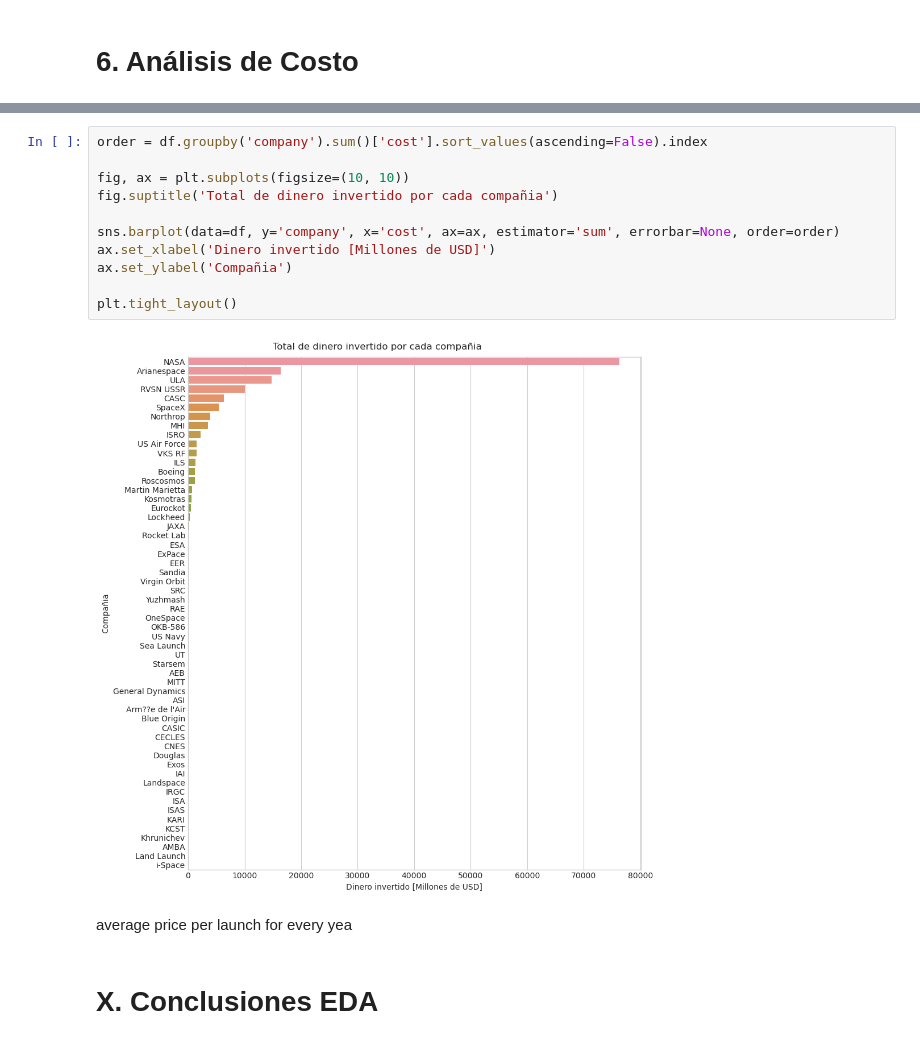
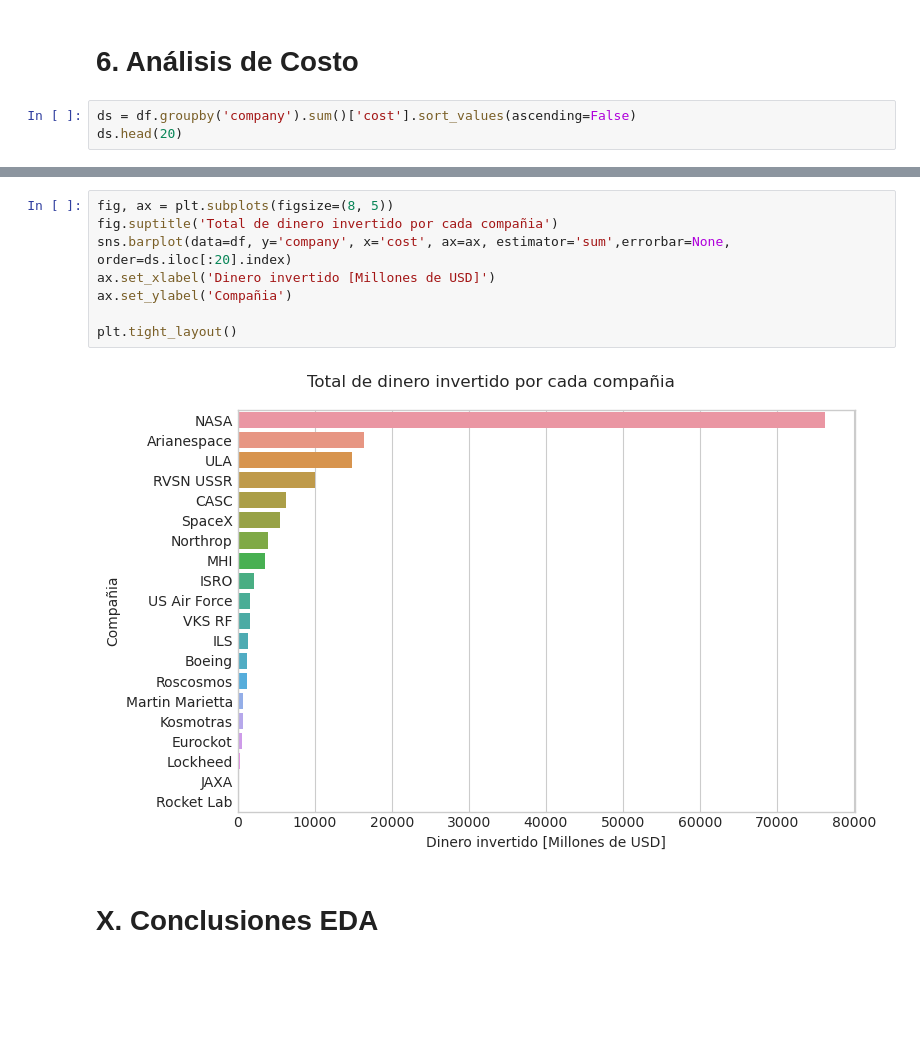
Before and after one commit to JoePortilla/SpaceMissions-EDA, a Jupyter notebook: SpaceMissions-EDA.ipynb, the cells around one changed output, grey strips where cells are left out. Drawn from its saved outputs; the diff is of its cells as text; blank space fills up the shorter version.

```diff
--- a/SpaceMissions-EDA.ipynb
+++ b/SpaceMissions-EDA.ipynb
@@ -366,3 +436,6 @@ Space Company with the most successful missions
 Space Company with the most failed missions
 # %% [markdown]
 # 6. Análisis de Costo
+# %%
+ds = df.groupby('company').sum()['cost'].sort_values(ascending=False)
+ds.head(20)
@@ -369,18 +460,13 @@ Space Company with the most failed missions
 # %%
-order = df.groupby('company').sum()['cost'].sort_values(ascending=False).index
-
-fig, ax = plt.subplots(figsize=(10, 10))
+fig, ax = plt.subplots(figsize=(8, 5))
 fig.suptitle('Total de dinero invertido por cada compañia')
-
-sns.barplot(data=df, y='company', x='cost', ax=ax, estimator='sum', errorbar=None, order=order)
+sns.barplot(data=df, y='company', x='cost', ax=ax, estimator='sum',errorbar=None, order=ds.iloc[:20].index)
 ax.set_xlabel('Dinero invertido [Millones de USD]')
 ax.set_ylabel('Compañia')
 
 plt.tight_layout()
 # %% [output]
-[figure, old version]
+[figure, new version]
-# %% [markdown]
-average price per launch for every yea
 # %% [markdown]
 # X. Conclusiones EDA
 # %% [markdown]
```
Also changed, not shown: parts of 9 cells of this notebook.
